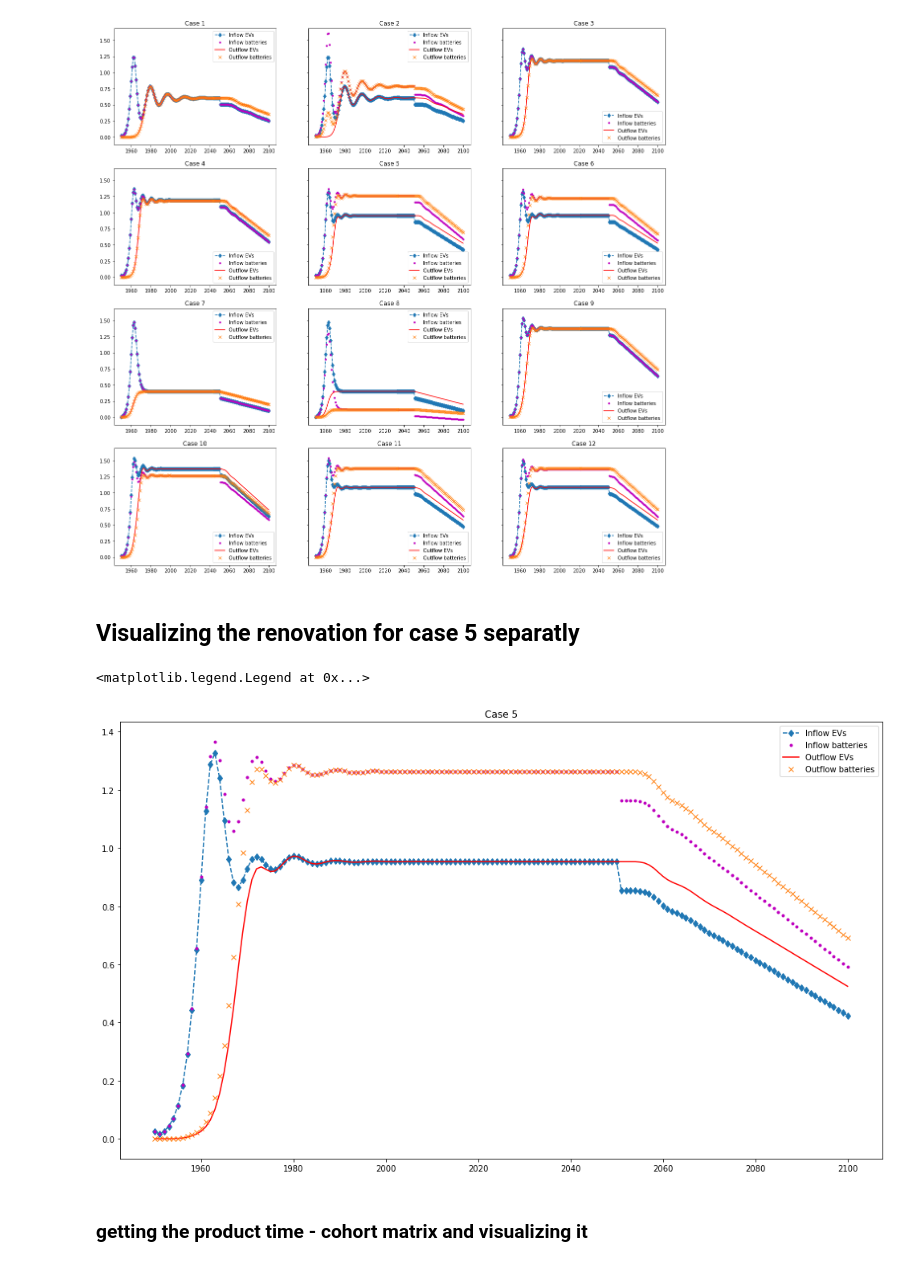
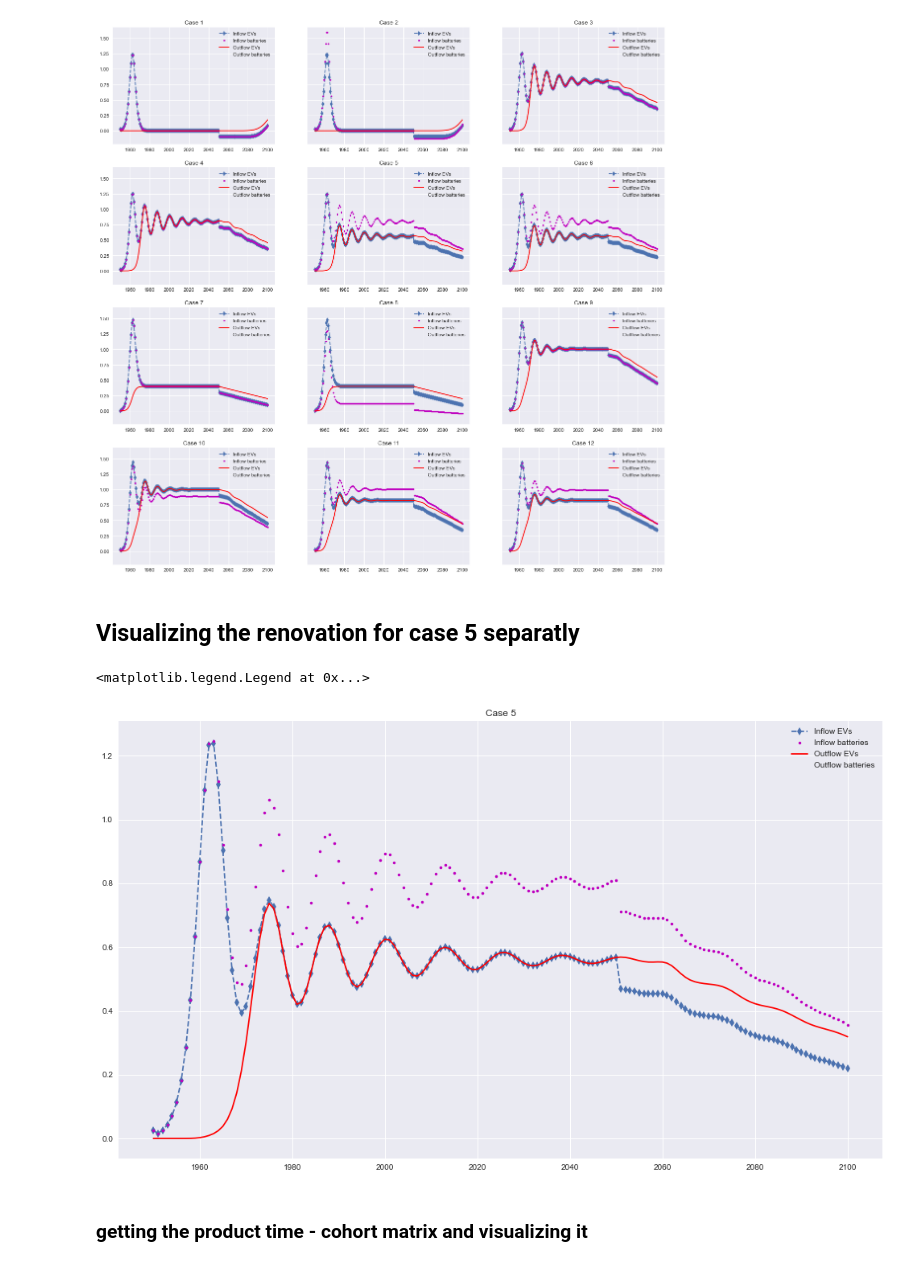
Before and after one commit to nilsdi/product_component_model, a Jupyter notebook: cases_visualizations.ipynb, the cells around one changed output. Saved outputs shown, nothing was run; the diff lists cells and outputs as text; code cells hidden in the pictures.

Commit message:
updated visualisation case

```diff
--- a/cases_visualizations.ipynb
+++ b/cases_visualizations.ipynb
@@ -32,8 +32,8 @@ years = len(time)
 # %%
 fig, axs = plt.subplots(4, 3, figsize=(20,20), sharey=True)
 Model = pcm.ProductComponentModel(t=time, s_pr=stock_cars,
-                                  lt_cm={'Type': 'Normal', 'Mean':np.array([8]), 'StdDev': np.array([2])},
-                                  lt_pr={'Type': 'Normal', 'Mean':np.array([16]), 'StdDev': np.array([4])},
+                                  lt_cm={'Type': 'Normal', 'Mean':np.array([12]), 'StdDev': np.array([2])},
+                                  lt_pr={'Type': 'Normal', 'Mean':np.array([150]), 'StdDev': np.array([10])},
                                   d=0.04, reuse_coeff=0.3, replacement_coeff=0.3)
 # Case 1
 Model.case_1()
@@ -142,34 +142,34 @@ axs[3, 0].plot(time, Model.oc_pr.sum(axis=1),'r', label='Outflow EVs')
 axs[3, 0].plot(time, Model.oc_cm.sum(axis=1),'x', label='Outflow batteries')
 axs[3, 0].set_title('Case 10')
 axs[3, 0].legend(loc='best')
 
 
 # Case 11
 
 Model.case_11()
 
 axs[3, 1].plot(time, Model.i_pr, 'd--', label='Inflow EVs')
 axs[3, 1].plot(time, Model.i_cm, 'm.', label='Inflow batteries')
 axs[3, 1].plot(time, Model.o_pr,'r', label='Outflow EVs')
 axs[3, 1].plot(time, Model.oc_cm.sum(axis=1),'x', label='Outflow batteries')
 axs[3, 1].set_title('Case 11')
 axs[3, 1].legend(loc='best')
 
 
 # Case 12
 
 Model.case_12()
 
 axs[3, 2].plot(time, Model.i_pr, 'd--', label='Inflow EVs')
 axs[3, 2].plot(time, Model.i_cm, 'm.', label='Inflow batteries')
 axs[3, 2].plot(time, Model.o_pr,'r', label='Outflow EVs')
 axs[3, 2].plot(time, Model.oc_cm.sum(axis=1),'x', label='Outflow batteries')
 axs[3, 2].set_title('Case 12')
 axs[3, 2].legend(loc='best')
 
 plt.show()
 # %% [output]
-[figure, old version]
+[figure, new version]
 # %% [markdown]
 ## Visualizing the renovation for case 5 separatly
 # %%
@@ -185,7 +185,7 @@ plt.title('Case 5')
 plt.legend(loc='best')
 # %% [output]
 <matplotlib.legend.Legend at 0x...>
-[figure, old version]
+[figure, new version]
 # %% [markdown]
 ### getting the product time - cohort matrix and visualizing it
 # %%
```
Also changed, not shown: parts of 4 cells of this notebook.
